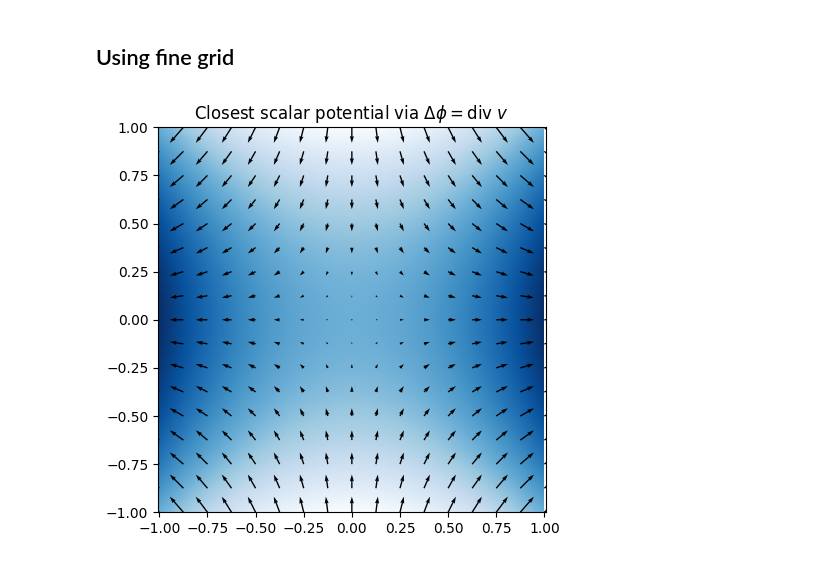
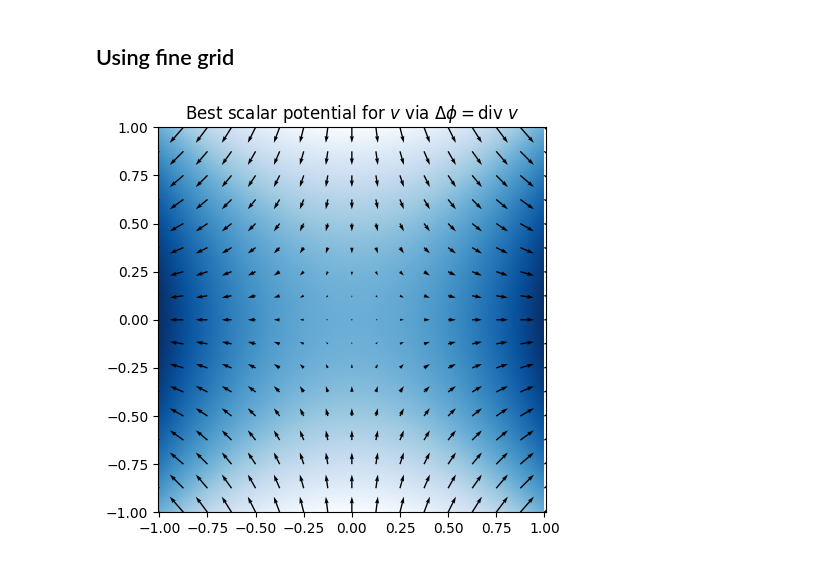
Before and after one commit to robert-wbe/Multigrid-seminar, a Jupyter notebook: test.ipynb, the cells around one changed output. Drawn from its saved outputs; the diff is of its cells as text; code cells hidden in the pictures.

```diff
--- a/test.ipynb
+++ b/test.ipynb
@@ -353,10 +353,10 @@ u_fine = integrate_vf_on_grid(v, fine_grid)
 # %%
 plt.figure(figsize=(5, 5))
 # plt.imshow(interpolate(interpolate(interpolate(u.reshape(17, 17)))), extent=(-1, 1, -1, 1), cmap='Blues', origin='lower')
 plt.imshow(u_fine, extent=(-1, 1, -1, 1), cmap='Blues', origin='lower')
 plt.axis('equal')
 plt.quiver(X, Y, *v(grid).movedim(-1, 0))
-plt.title('Best scalar potential via $\\Delta\\phi = \\text{div } v$')
+plt.title('Best scalar potential for $v$ via $\\Delta\\phi = \\text{div } v$')
 plt.show()
 # %% [output]
-[figure, old version]
+[figure, new version]
```
